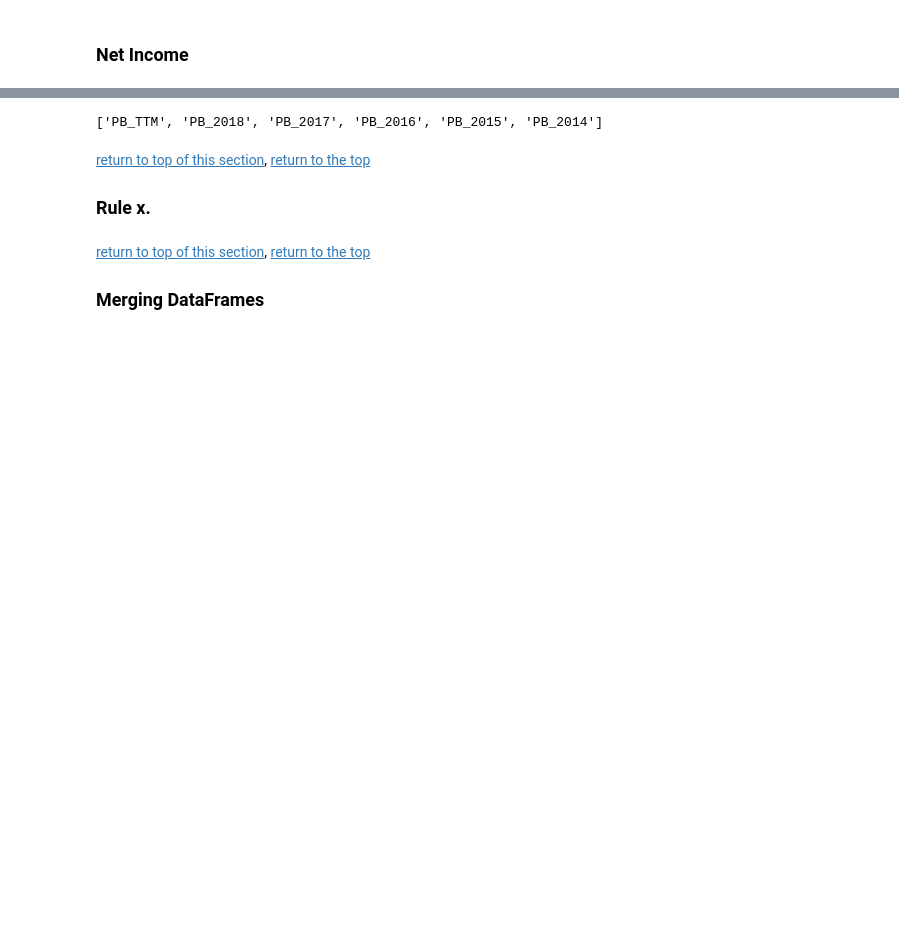
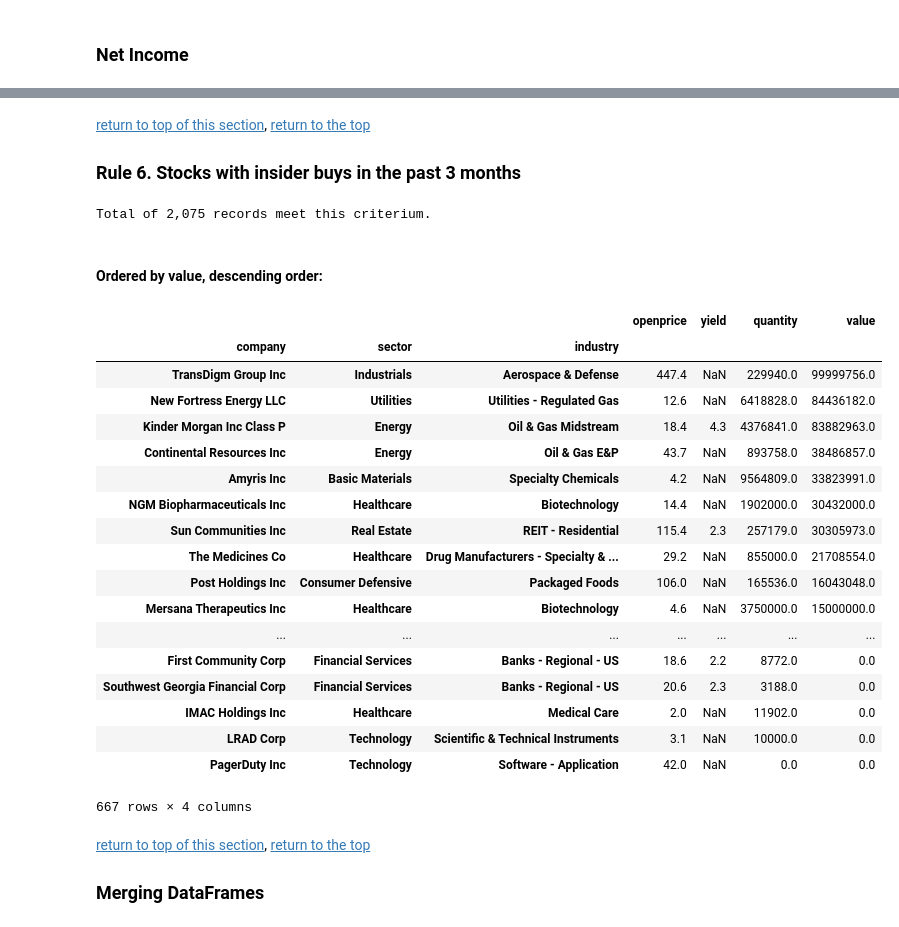
Before and after one commit to caiobran/mstables, a Jupyter notebook: data_overview.ipynb, the cells around one changed output, grey strips where cells are left out. Cells and saved outputs as stored; diff of their text form; code cells hidden in the pictures; blank space fills up the shorter version.

```diff
--- a/data_overview.ipynb
+++ b/data_overview.ipynb
@@ -1759,19 +1562,46 @@ Total of 25,155 records meet this criterium.
-# %%
-pb_cols = [col for col in df_vals.columns if 'PB_' in col]
-pb_cols = [pb_cols[len(pb_cols)-i-1] for i in range(len(pb_cols))][:6]
-pb_cols
-# %% [output]
-['PB_TTM', 'PB_2018', 'PB_2017', 'PB_2016', 'PB_2015', 'PB_2014']
+# %% [markdown]
+[return to top of this section](#value),
+[return to the top](#top)
+<a id="rule6"></a>
+### Rule 6. Stocks with insider buys in the past 3 months
 # %%
-df_rule7 = (df_vals[['ticker_id', 'exchange_id'] + pb_cols]
-            .where(df_vals['PB_TTM'] <= 1).dropna(axis=0))
+datefilter = pd.to_datetime(DT.date.today()-DT.timedelta(days=90))
 
-print('Total of {:,.0f} records meet this criterium.'.format(len(df_rule7)))
+df_insiderbuys = (df_insidertrades
+                  .where((df_insidertrades['type'] == 'Buy') & (df_insidertrades['date'] >= datefilter))
+                  .dropna(axis=0, how='all').groupby(['ticker_id', 'exchange_id']).sum())
+
+print('Total of {:,.0f} records meet this criterium.'.format(len(df_insiderbuys)))
+# %% [output]
+Total of 2,075 records meet this criterium.
-# %% [markdown]
-[return to top of this section](#value),
-[return to the top](#top)
-<a id="rulex"></a>
-### Rule x.
+# %% [markdown]
+#### Ordered by value, descending order:
+# %%
+(df_master.set_index(['ticker_id', 'exchange_id'])
+ .join(df_insiderbuys, how='inner').reset_index()
+ .groupby(['company', 'sector', 'industry']).mean().round(1)
+ .sort_values(by='value', ascending=False)
+)[['openprice', 'yield', 'quantity', 'value']]
+# %% [output]
+|  |  |  | openprice | yield | quantity | value |
+| company | sector | industry |  |  |  |  |
+| TransDigm Group Inc | Industrials | Aerospace & Defense | 447.4 | NaN | 229940.0 | 99999756.0 |
+| New Fortress Energy LLC | Utilities | Utilities - Regulated Gas | 12.6 | NaN | 6418828.0 | 84436182.0 |
+| Kinder Morgan Inc Class P | Energy | Oil & Gas Midstream | 18.4 | 4.3 | 4376841.0 | 83882963.0 |
+| Continental Resources Inc | Energy | Oil & Gas E&P | 43.7 | NaN | 893758.0 | 38486857.0 |
+| Amyris Inc | Basic Materials | Specialty Chemicals | 4.2 | NaN | 9564809.0 | 33823991.0 |
+| NGM Biopharmaceuticals Inc | Healthcare | Biotechnology | 14.4 | NaN | 1902000.0 | 30432000.0 |
+| Sun Communities Inc | Real Estate | REIT - Residential | 115.4 | 2.3 | 257179.0 | 30305973.0 |
+| The Medicines Co | Healthcare | Drug Manufacturers - Specialty & ... | 29.2 | NaN | 855000.0 | 21708554.0 |
+| Post Holdings Inc | Consumer Defensive | Packaged Foods | 106.0 | NaN | 165536.0 | 16043048.0 |
+| Mersana Therapeutics Inc | Healthcare | Biotechnology | 4.6 | NaN | 3750000.0 | 15000000.0 |
+| ... | ... | ... | ... | ... | ... | ... |
+| First Community Corp | Financial Services | Banks - Regional - US | 18.6 | 2.2 | 8772.0 | 0.0 |
+| Southwest Georgia Financial Corp | Financial Services | Banks - Regional - US | 20.6 | 2.3 | 3188.0 | 0.0 |
+| IMAC Holdings Inc | Healthcare | Medical Care | 2.0 | NaN | 11902.0 | 0.0 |
+| LRAD Corp | Technology | Scientific & Technical Instruments | 3.1 | NaN | 10000.0 | 0.0 |
+| PagerDuty Inc | Technology | Software - Application | 42.0 | NaN | 0.0 | 0.0 |
+667 rows × 4 columns
 # %% [markdown]
 [return to top of this section](#value),
 [return to the top](#top)
```
Also changed, not shown: parts of 88 cells of this notebook, 3 other files.
